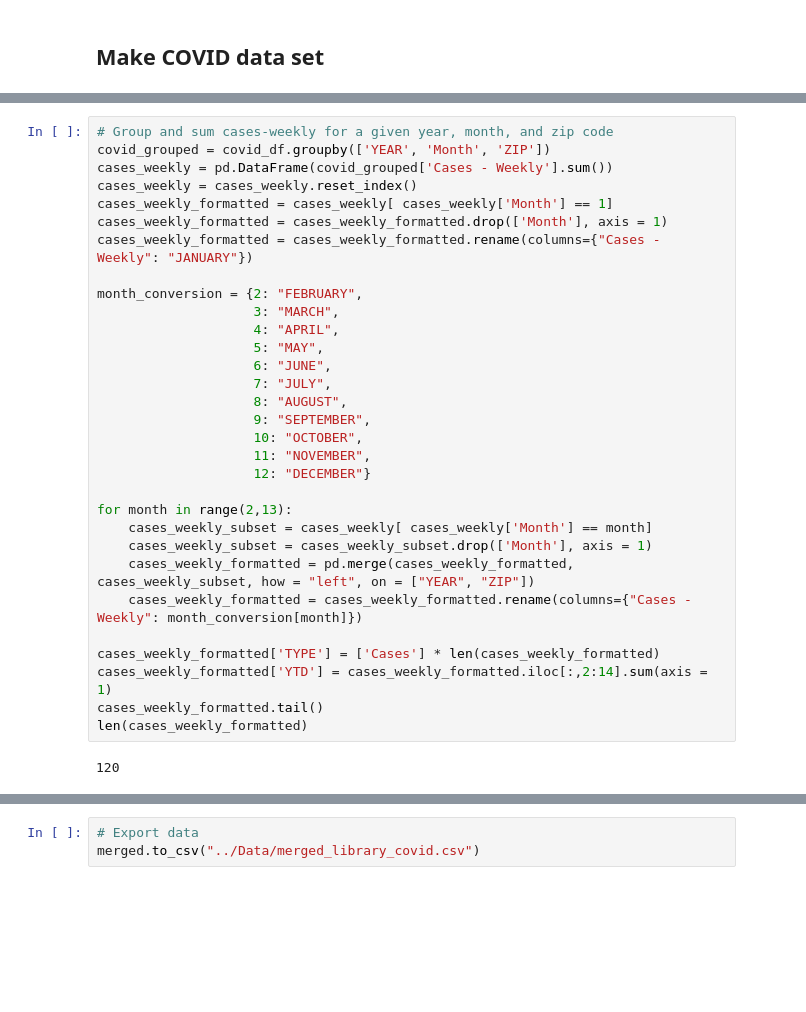
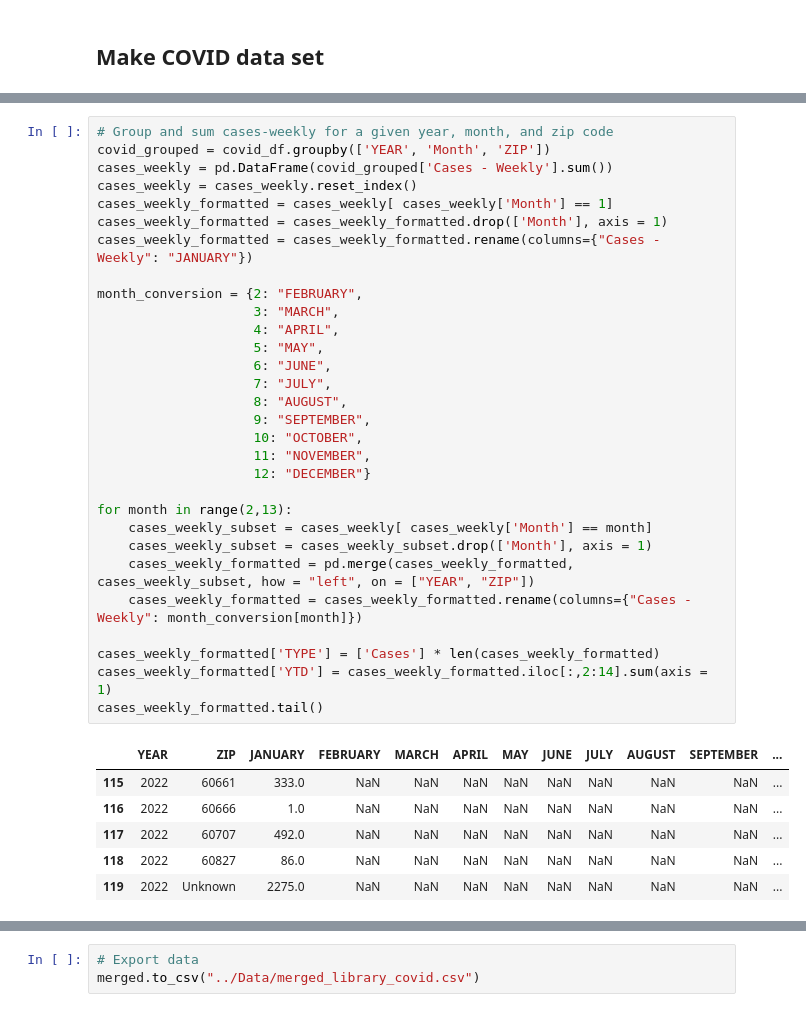
Before and after one commit to nataliepiehl/project_one, a Jupyter notebook: Code/data_cleanup.ipynb, the cells around one changed output, grey strips where cells are left out. Saved outputs shown, nothing was run; the diff lists cells and outputs as text; blank space fills up the shorter version.

```diff
--- a/Code/data_cleanup.ipynb
+++ b/Code/data_cleanup.ipynb
@@ -99,35 +105,39 @@ covid_df.head()
 # Group and sum cases-weekly for a given year, month, and zip code
 covid_grouped = covid_df.groupby(['YEAR', 'Month', 'ZIP'])
 cases_weekly = pd.DataFrame(covid_grouped['Cases - Weekly'].sum())
 cases_weekly = cases_weekly.reset_index()
 cases_weekly_formatted = cases_weekly[ cases_weekly['Month'] == 1]
 cases_weekly_formatted = cases_weekly_formatted.drop(['Month'], axis = 1)
 cases_weekly_formatted = cases_weekly_formatted.rename(columns={"Cases - Weekly": "JANUARY"})
 
 month_conversion = {2: "FEBRUARY",
                     3: "MARCH",
                     4: "APRIL",
                     5: "MAY",
                     6: "JUNE",
                     7: "JULY",
                     8: "AUGUST",
                     9: "SEPTEMBER",
                     10: "OCTOBER",
                     11: "NOVEMBER",
                     12: "DECEMBER"}
 
 for month in range(2,13):
     cases_weekly_subset = cases_weekly[ cases_weekly['Month'] == month]
     cases_weekly_subset = cases_weekly_subset.drop(['Month'], axis = 1)
     cases_weekly_formatted = pd.merge(cases_weekly_formatted, cases_weekly_subset, how = "left", on = ["YEAR", "ZIP"])
     cases_weekly_formatted = cases_weekly_formatted.rename(columns={"Cases - Weekly": month_conversion[month]})
 
 cases_weekly_formatted['TYPE'] = ['Cases'] * len(cases_weekly_formatted)
 cases_weekly_formatted['YTD'] = cases_weekly_formatted.iloc[:,2:14].sum(axis = 1)
 cases_weekly_formatted.tail()
-len(cases_weekly_formatted)
 # %% [output]
-120
+|  | YEAR | ZIP | JANUARY | FEBRUARY | MARCH | APRIL | MAY | JUNE | JULY | AUGUST | SEPTEMBER | ... |
+| 115 | 2022 | 60661 | 333.0 | NaN | NaN | NaN | NaN | NaN | NaN | NaN | NaN | ... |
+| 116 | 2022 | 60666 | 1.0 | NaN | NaN | NaN | NaN | NaN | NaN | NaN | NaN | ... |
+| 117 | 2022 | 60707 | 492.0 | NaN | NaN | NaN | NaN | NaN | NaN | NaN | NaN | ... |
+| 118 | 2022 | 60827 | 86.0 | NaN | NaN | NaN | NaN | NaN | NaN | NaN | NaN | ... |
+| 119 | 2022 | Unknown | 2275.0 | NaN | NaN | NaN | NaN | NaN | NaN | NaN | NaN | ... |
 # %%
 # Group and sum deaths-weekly for a given year, month, and zip code
 covid_grouped = covid_df.groupby(['YEAR', 'Month', 'ZIP'])
```
Also changed, not shown: parts of 6 cells of this notebook, 1 other file.
